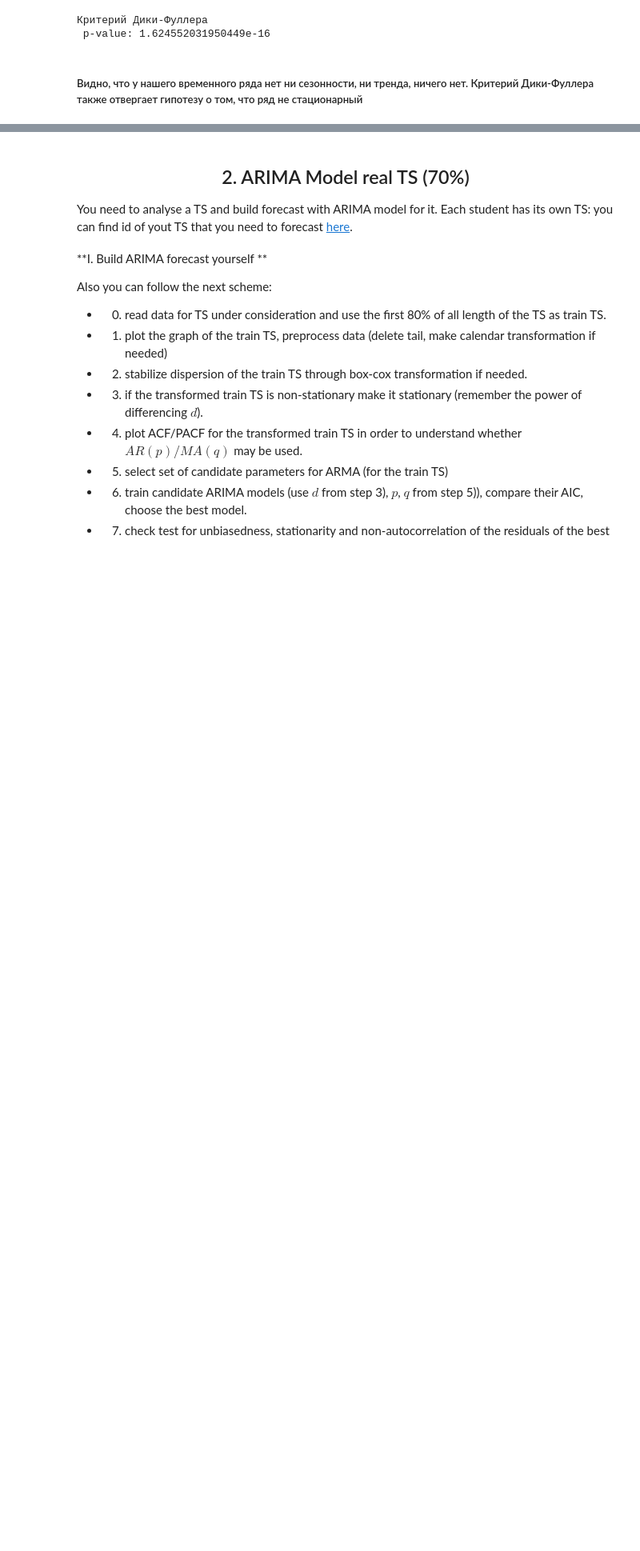
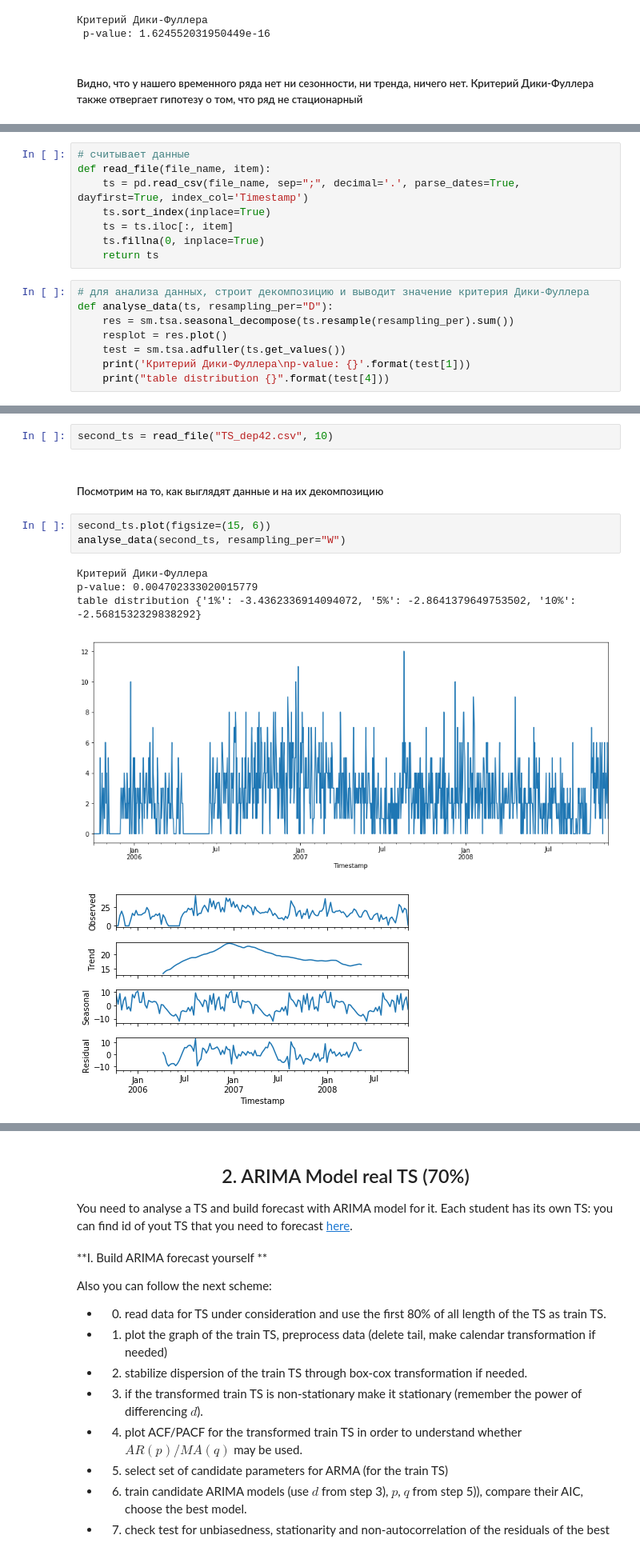
Before and after one commit to egdeliya/ml_mipt_2017, a Jupyter notebook: ml-mipt-part2/ARMA_ARIMA/Nurgalieva_496_task2.ipynb, the cells around one changed output, grey strips where cells are left out. Shown at 80% size. Saved outputs shown, nothing was run; the diff lists cells and outputs as text; blank space fills up the shorter version.

```diff
--- a/ml-mipt-part2/ARMA_ARIMA/Nurgalieva_496_task2.ipynb
+++ b/ml-mipt-part2/ARMA_ARIMA/Nurgalieva_496_task2.ipynb
@@ -146,0 +153,16 @@ print('Критерий Дики-Фуллера\n p-value: {}'.format(test[1]))
+# %%
+# считывает данные
+def read_file(file_name, item):
+    ts = pd.read_csv(file_name, sep=";", decimal='.', parse_dates=True, dayfirst=True, index_col='Timestamp')
+    ts.sort_index(inplace=True)
+    ts = ts.iloc[:, item]
+    ts.fillna(0, inplace=True)
+    return ts
+# %%
+# для анализа данных, строит декомпозицию и выводит значение критерия Дики-Фуллера
+def analyse_data(ts, resampling_per="D"):
+    res = sm.tsa.seasonal_decompose(ts.resample(resampling_per).sum())
+    resplot = res.plot()
+    test = sm.tsa.adfuller(ts.get_values())
+    print('Критерий Дики-Фуллера\np-value: {}'.format(test[1]))
+    print("table distribution {}".format(test[4]))
@@ -146,0 +171,13 @@ print('Критерий Дики-Фуллера\n p-value: {}'.format(test[1]))
+# %%
+second_ts = read_file("TS_dep42.csv", 10)
+# %% [markdown]
+##### Посмотрим на то, как выглядят данные и на их декомпозицию
+# %%
+second_ts.plot(figsize=(15, 6))
+analyse_data(second_ts, resampling_per="W")
+# %% [output]
+Критерий Дики-Фуллера
+p-value: 0.004702333020015779
+table distribution {'1%': -3.4362336914094072, '5%': -2.8641379649753502, '10%': -2.5681532329838292}
+[figure, added]
+[figure, added]
```
Also changed, not shown: parts of 62 cells of this notebook, 4 other files.
